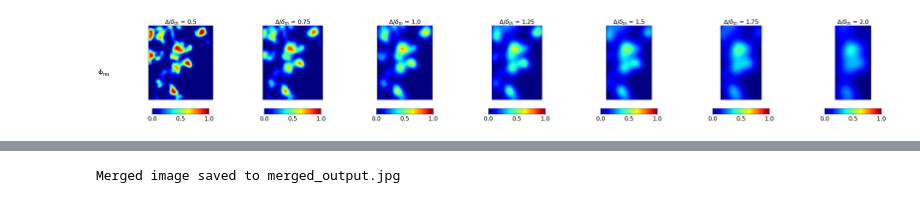
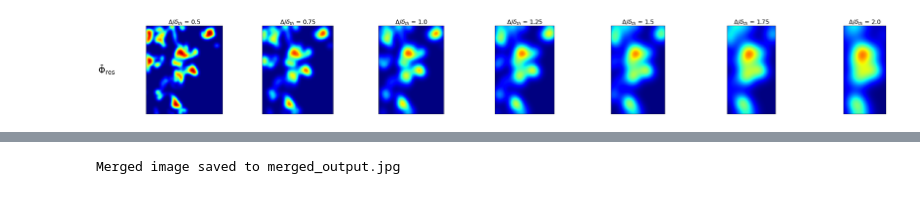
Before and after one commit to MedBox19/TAS-AE2224-I, a Jupyter notebook: mission2/Mission2.ipynb, the cells around one changed output, grey strips where cells are left out. Saved outputs shown, nothing was run; the diff lists cells and outputs as text; code cells hidden in the pictures.

Commit message:
new graphs not yet shrinked

```diff
--- a/mission2/Mission2.ipynb
+++ b/mission2/Mission2.ipynb
@@ -22,9 +22,9 @@ def phi_res(w_temp, nabla_cT):
 #
 # flame related constants
 fwidth_n = np.array([25, 37, 49, 62, 74, 86, 99])
-
+vmax_list = [1.0, 1.0, 0.9, 0.8, 0.7, 0.6, 0.5]
 # Create figure and subplots
-plt.figure(figsize=(40, 5))
+plt.figure(figsize=(40, 5.2))
 
 #print(np.count_nonzero(phi_res(load_w_bar(49), load_nabla_cT(49))))
 
@@ -49,39 +49,37 @@ for i, fwidth in enumerate(fwidth_n):
     phi[(384-fwidth):,:] = 0
 
 
     # Plot the data
     plt.subplot(1, 7, i + 1)
     x_slice = x[fwidth:384-fwidth]
     phi_slice = phi[fwidth:384-fwidth, :]
     mesh = plt.pcolor(x_slice, y, np.moveaxis(phi_slice, (0, 1), (1, 0)),
-                      cmap='jet', vmin=0, vmax=1, shading='auto')
+                      cmap='jet', vmin=0, vmax=vmax_list[i], shading='auto')
 
-    cbar = plt.colorbar(mesh, orientation='horizontal', fraction=0.064, pad=0.1, aspect=10)
-    cbar.ax.tick_params(labelsize=20)  # Set font size of tick labels
 
 
     plt.gca().set_aspect('equal', adjustable='box')
     plt.xlim(x_slice[0], x_slice[-1])
     plt.ylim(y[0], y[-1])
 
 
 
     plt.title(f"$\\Delta / \\delta_{{th}}$ = {round(fwidth/12.5)/4}", fontsize = 20)
 
     plt.xticks([])  # Remove x-axis tick labels
     plt.yticks([])  # Remove y-axis tick labels
     Phi_res.append(phi[fwidth:384-fwidth, :])
 
 
-plt.subplots_adjust(left=0.04, right=0.98, top=0.95, bottom=0.1, wspace=0)
+plt.subplots_adjust(left=0.04, right=0.98, top=0.9, bottom=0.1, wspace=0)
 
 
 
-plt.figtext(0.015, 0.5, r'$\bar\Phi_{\mathrm{res}}$', va='center', ha='center', rotation='horizontal', fontsize=20)
+plt.figtext(0.015, 0.5, r'$\bar\Phi_{\mathrm{res}}$', va='center', ha='center', rotation='horizontal', fontsize=30)
 plt.savefig("les-data-nn-input-not-ideal.png", dpi=300)
 plt.show()
 # %% [output]
-[figure, old version]
+[figure, new version]
 # %%
 import numpy as np
 import matplotlib.pyplot as plt
```
Also changed, not shown: parts of 4 cells of this notebook, 6 other files.
